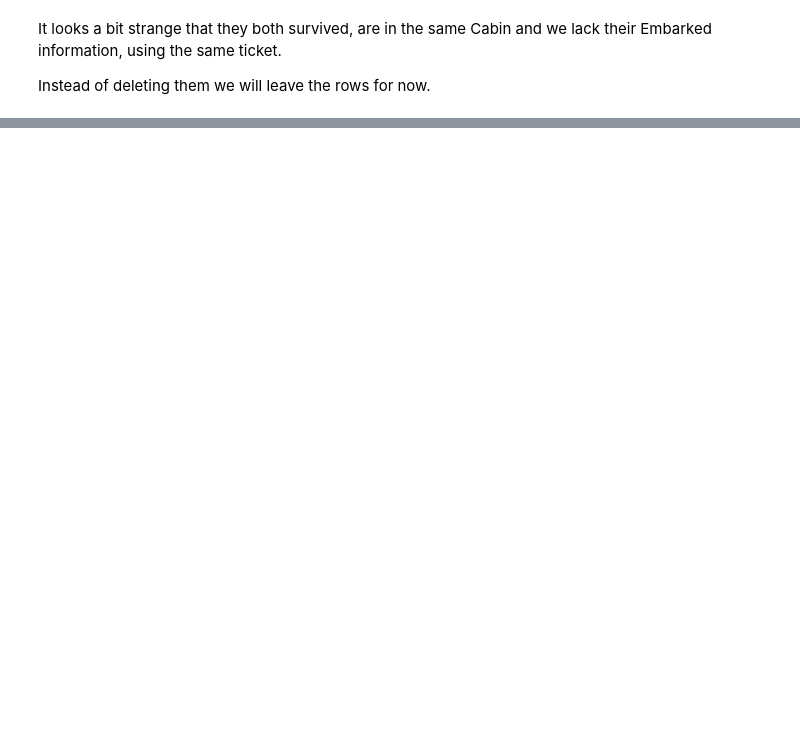
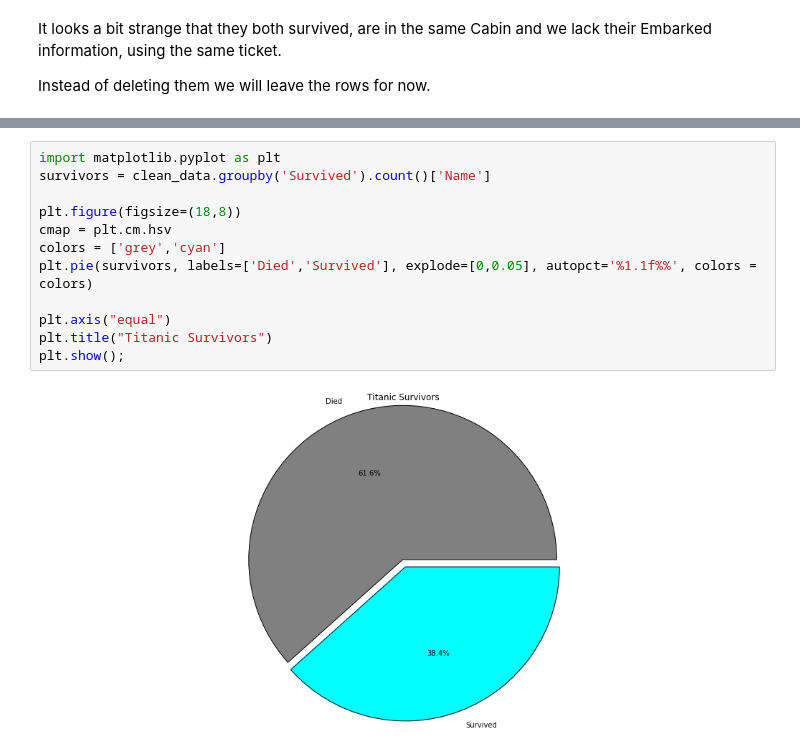
Before and after one commit to acamps/udacity_data_analyst_nanodegree, a Jupyter notebook: P2 - Investigate a Dataset - Titanic.ipynb, the cells around one changed output, grey strips where cells are left out. Saved outputs shown, nothing was run; the diff lists cells and outputs as text; blank space fills up the shorter version.

Commit message:
Add data exploration 1D

```diff
--- a/P2 - Investigate a Dataset - Titanic.ipynb
+++ b/P2 - Investigate a Dataset - Titanic.ipynb
@@ -97,0 +112,14 @@ Survival by age
+# %%
+import matplotlib.pyplot as plt
+survivors = clean_data.groupby('Survived').count()['Name']
+
+plt.figure(figsize=(18,8))
+cmap = plt.cm.hsv
+colors = ['grey','cyan']
+plt.pie(survivors, labels=['Died','Survived'], explode=[0,0.05], autopct='%1.1f%%', colors = colors)
+
+plt.axis("equal")
+plt.title("Titanic Survivors")
+plt.show();
+# %% [output]
+[figure, added]
```
Also changed, not shown: parts of 15 cells of this notebook.
